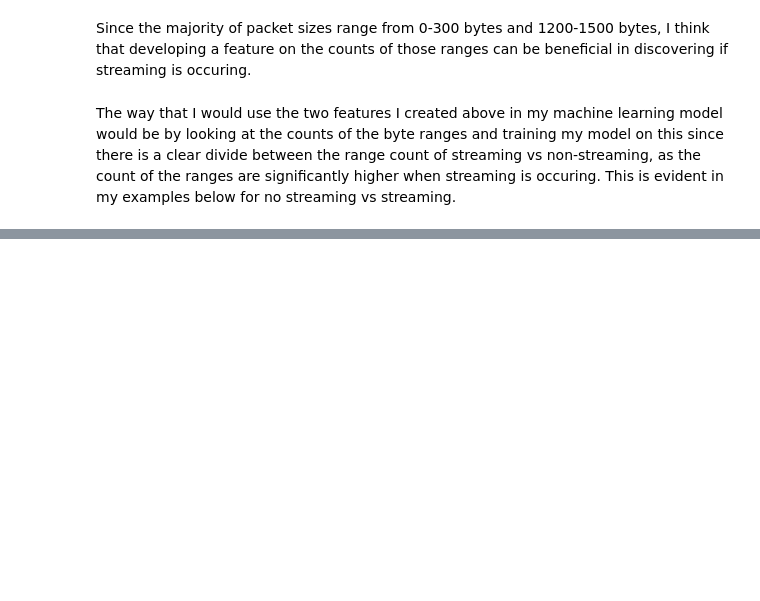
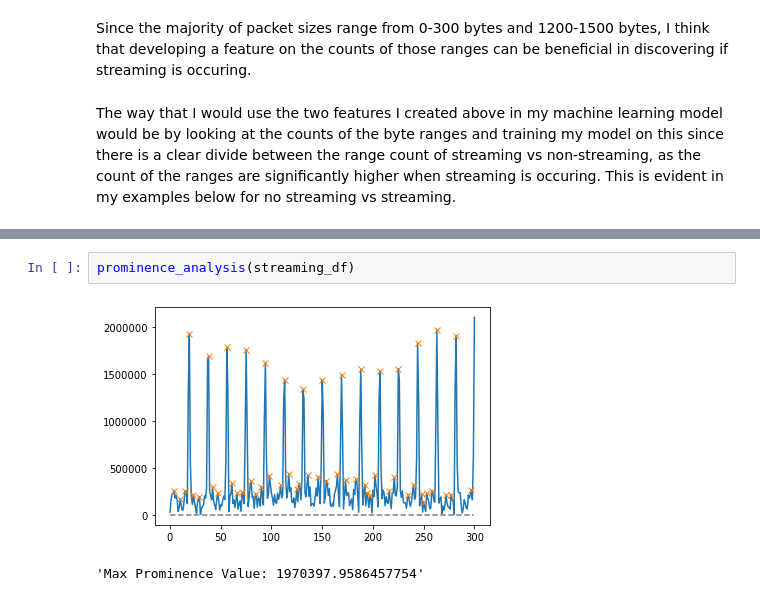
Before and after one commit to pristinsky1/DSC180A_Viasat_Project, a Jupyter notebook: notebooks/Analysis.ipynb, the cells around one changed output, grey strips where cells are left out. Cells and saved outputs as stored; diff of their text form; blank space fills up the shorter version.

```diff
--- a/notebooks/Analysis.ipynb
+++ b/notebooks/Analysis.ipynb
@@ -67,0 +81,5 @@ TypeError: list indices must be integers or slices, not list
+# %%
+prominence_analysis(streaming_df)
+# %% [output]
+[figure, added]
+'Max Prominence Value: 1970397.9586457754'
```
Also changed, not shown: parts of 6 cells of this notebook.
